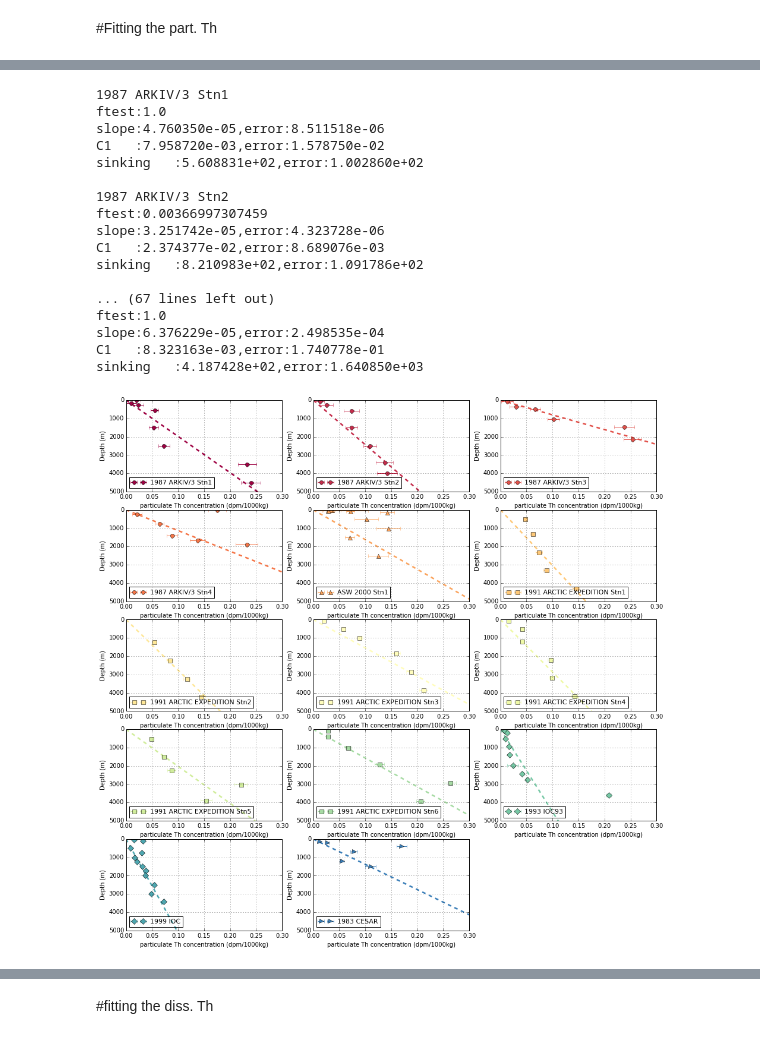
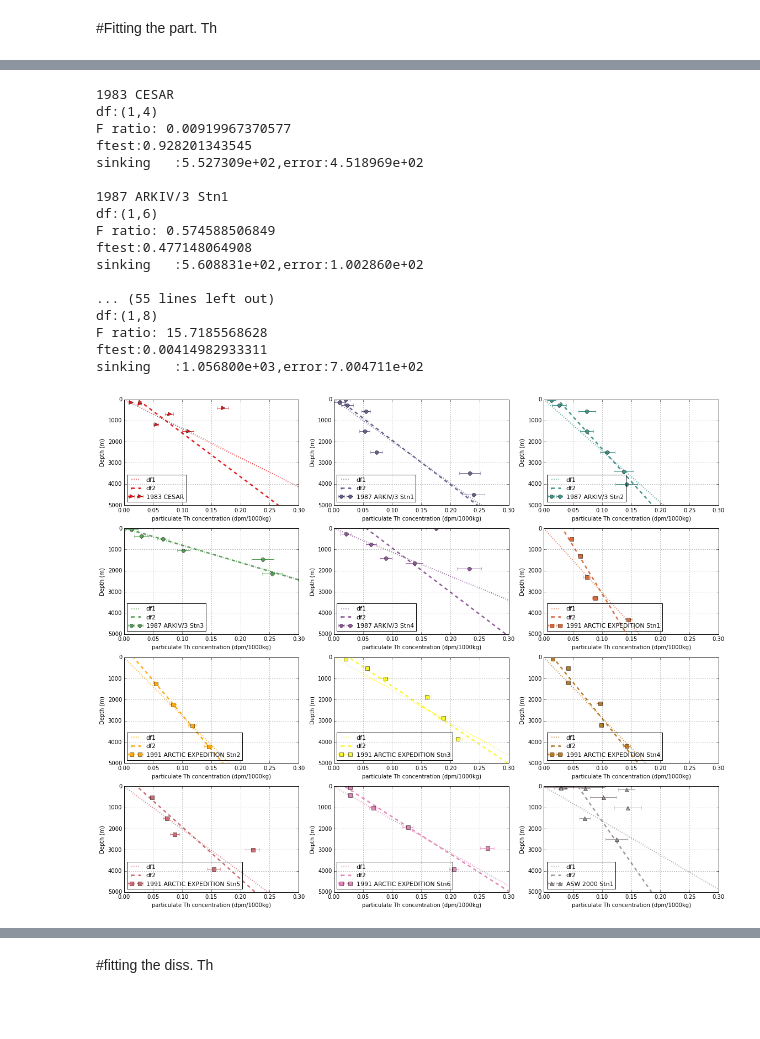
Before and after one commit to UBC-MOAD/analysis-cindy, a Jupyter notebook: notebooks/[parameterization]Version4_Th.ipynb, the cells around one changed output, grey strips where cells are left out. Saved outputs shown, nothing was run; the diff lists cells and outputs as text; code cells hidden in the pictures; blank space fills up the shorter version.

```diff
--- a/notebooks/[parameterization]Version4_Th.ipynb
+++ b/notebooks/[parameterization]Version4_Th.ipynb
@@ -30,6 +30,6 @@ found *.csv file:
 # %%
-file_num=14
-marker=['o','o','o','o','^','s','s','s','s','s','s','D','D','>']
+file_num=12
+marker=['>','o','o','o','o','s','s','s','s','s','s','^']
 
 WLS_err1=np.empty([file_num,1])
 WLS_coef1=np.empty([file_num,1])
@@ -43,8 +43,6 @@ rss2=np.empty([file_num,1])
 #ax = plt.figure(1,figsize=(10,7))
 for j in range(file_num):
 
-#j=13
-#if j==13:
     data=pd.read_csv(nc_filename[j])
 
     y= data['depth'];
@@ -56,18 +54,27 @@ for j in range(file_num):
     x=np.ma.masked_where(x<=0,x)
     y=np.ma.masked_where(x<=0,y)
     err=np.ma.masked_where(x<=0,err)
+    x=x.compressed()
+    y=y.compressed()
+    err=err.compressed()
 
     y2 = sm.add_constant(y,prepend=False)
-    mod_wls = sm.WLS(x, y2, weights=1./err)
-    res_wls = mod_wls.fit()
+    #y2=y
+    res_wls = sm.WLS(x, y2, weights=1./err).fit()
 
     ftest=sm.WLS(x, y, weights=1./err).fit()
-    rss1[j]=ftest.mse_resid
-    rss2[j]=res_wls.mse_resid
+
+
+    model1=np.sum(ftest.resid**2/err**2)
+    model2=np.sum(res_wls.resid**2/err**2)
+    rss1[j]=model1
+    rss2[j]=model2
+
     p1 = 1
     p2 = 2
-    n = file_num
-    F = (ftest.mse_resid - res_wls.mse_resid)/(res_wls.mse_resid) *(n-p2)/(p2-p1)
+    n = len(x)
+    #F = (ftest.mse_resid - res_wls.mse_resid)/(res_wls.mse_resid) *(n-p2)/(p2-p1)
+    F = ( model1 - model2)/model2*(n-p2)/(p2-p1)
     p = 1.0 - scist.cdf(F,p2-p1,n-p2)
 
     WLS_err1[j,:] = res_wls.bse[0]
@@ -75,57 +82,66 @@ for j in range(file_num):
     sinking_rate[j,:]=0.0267/res_wls.params[0]
     err1=(WLS_err1/WLS_coef1)*1/WLS_coef1*0.0267
 
+
+
     print ('')
     print (name)
+    #print ('rss(model constant):%s'%ftest.mse_resid)
+    #print ('rss(model 2df):%s'%res_wls.mse_resid)
+    #print ('rss(model 1df):%s'%model1)
+    #print ('rss(model 2df):%s'%model2)
+    print ('df:(%s,%s)'%(p2-p1,n-p2))
+    print ('F ratio: %s'%F)
     print ('ftest:%s'%p)
-    print ('slope:%e,error:%e'%(res_wls.params[0],res_wls.bse[0]))
-    print ('C1   :%e,error:%e'%(res_wls.params[1],res_wls.bse[1]))
+    #print ('slope:%e,error:%e'%(res_wls.params[0],res_wls.bse[0]))
+    #print ('C1   :%e,error:%e'%(res_wls.params[1],res_wls.bse[1]))
     print ('sinking   :%e,error:%e'%(sinking_rate[j,:],err1[j,:]))
 
 
     ax = plt.figure(1,figsize=(16,16))
     ax = plt.subplot(5,3,j+1)
-    cc=cm.Spectral(j*18)
-    ax.plot([0, 5000],[0, 5000]/ftest.params[0], '--.',c=cc,linewidth=2.5)
+    cc=cm.Set1(j*23)#Spectral(j*23)
+    ax.plot([0, 0.3],[0, 0.3]/ftest.params[0], ':',c=cc,linewidth=2.5,label='df1')
+    ax.plot([0, 0.3],[0, 0.3]/res_wls.params[0]-res_wls.params[1]/res_wls.params[0], '--.',c=cc,linewidth=2.5,label='df2')
     ax.errorbar(x, y,xerr=err, fmt=marker[j],markersize=7,c=cc,label=name)
     ax.legend(loc=3,fontsize=11)
 
     ax.set_ylim([0, 5000])
     ax.set_xlim([0, 0.3])
 #    if j+1==1 or j+1==5 or j+1==9:
     plt.ylabel('Depth (m)')
 #    if j+1==10 or j+1==11: #or j+1==9:
 #        plt.xlabel('Particulate Th concentration (dpm/1000kg)')
     plt.xlabel('particulate Th concentration (dpm/1000kg)')
 #    plt.ylabel('Depth (m)')
 #    if not(j+1==9 or j+1==10 or j+1==11):
 #        plt.setp(ax.get_xticklabels(), visible=False)
 #    if not (j+1==1 or j+1==5 or j+1==9):
 #        plt.setp(ax.get_yticklabels(), visible=False)
     plt.gca().invert_yaxis()
     plt.grid()
-    #plt.tight_layout()
-    #plt.subplots_adjust(wspace=.0000001, hspace=.0000001)
+    plt.tight_layout()
+#    plt.subplots_adjust(wspace=.0000001, hspace=.0000001)
 plt.show()
 # %% [output]
+1983 CESAR
+df:(1,4)
+F ratio: 0.00919967370577
+ftest:0.928201343545
+sinking   :5.527309e+02,error:4.518969e+02
+
 1987 ARKIV/3 Stn1
-ftest:1.0
-slope:4.760350e-05,error:8.511518e-06
-C1   :7.958720e-03,error:1.578750e-02
+df:(1,6)
+F ratio: 0.574588506849
+ftest:0.477148064908
 sinking   :5.608831e+02,error:1.002860e+02
 
-1987 ARKIV/3 Stn2
-ftest:0.00366997307459
-slope:3.251742e-05,error:4.323728e-06
-C1   :2.374377e-02,error:8.689076e-03
-sinking   :8.210983e+02,error:1.091786e+02
-
-... (67 lines left out)
-ftest:1.0
-slope:6.376229e-05,error:2.498535e-04
-C1   :8.323163e-03,error:1.740778e-01
-sinking   :4.187428e+02,error:1.640850e+03
+... (55 lines left out)
+df:(1,8)
+F ratio: 15.7185568628
+ftest:0.00414982933311
+sinking   :1.056800e+03,error:7.004711e+02
-[figure, old version]
+[figure, new version]
 # %%
 #f_test
 p1 = 1
```
Also changed, not shown: parts of 12 cells of this notebook.
